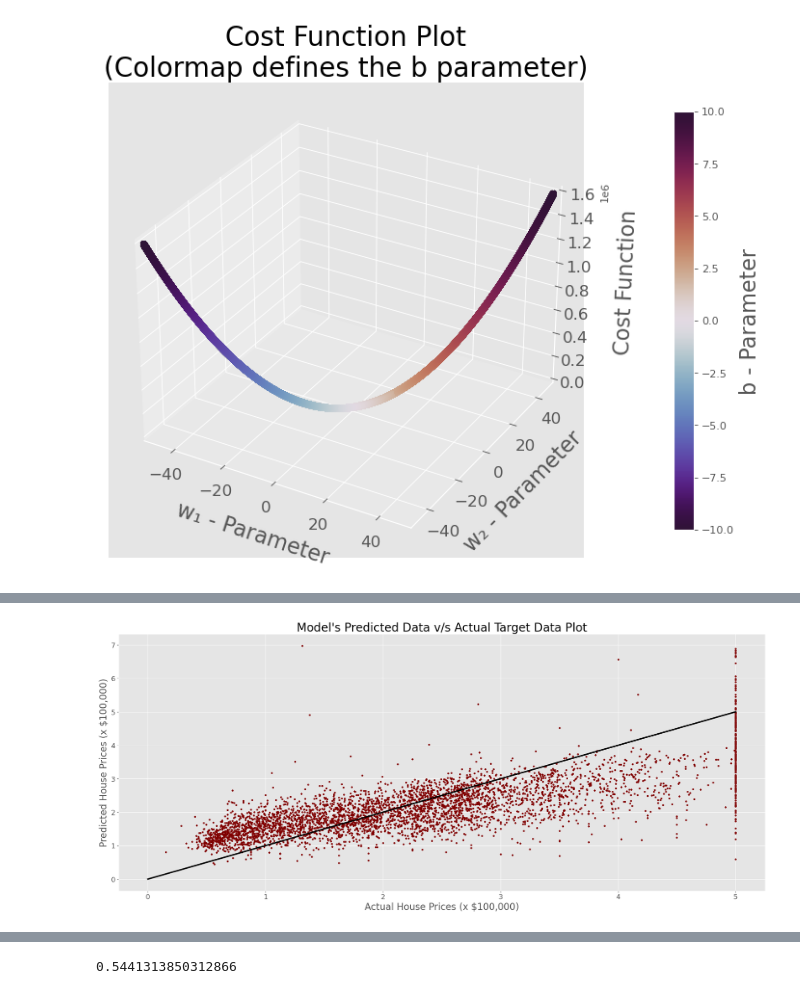
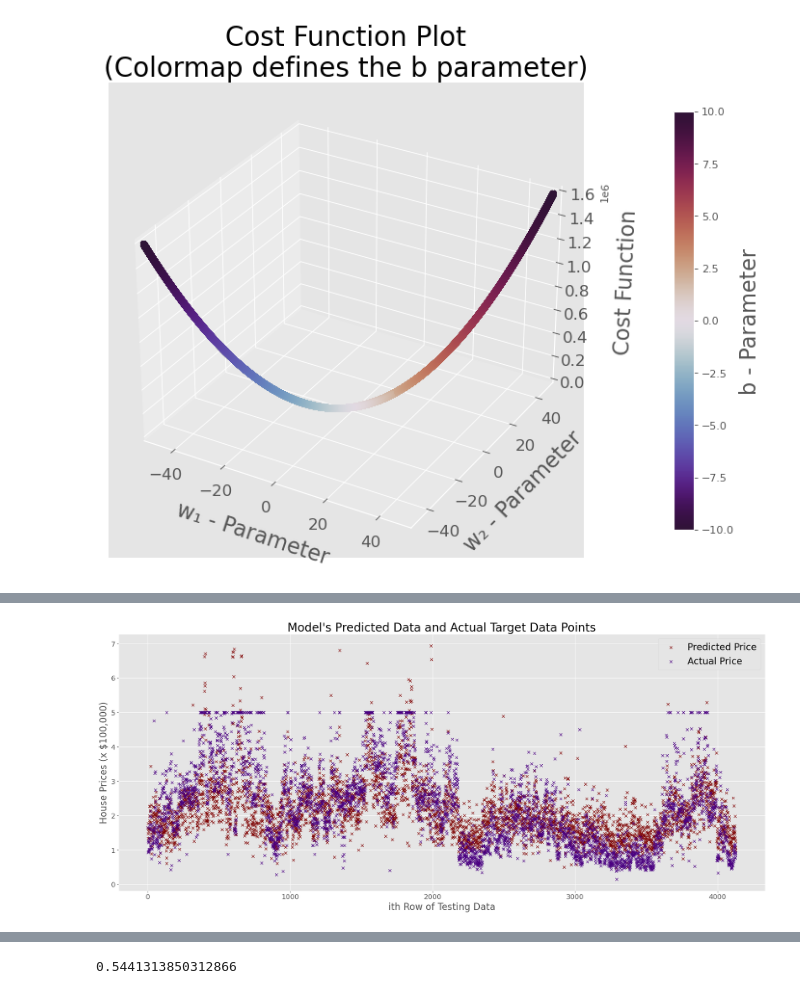
Before and after one commit to Gaurav-Kushwaha-1225/Machine-Learning, a Jupyter notebook: Supervised Models/Regression/Multiple Linear Regression.ipynb, the cells around one changed output, grey strips where cells are left out. Cells and saved outputs as stored; diff of their text form; code cells hidden in the pictures.

```diff
--- a/Supervised Models/Regression/Multiple Linear Regression.ipynb
+++ b/Supervised Models/Regression/Multiple Linear Regression.ipynb
@@ -402,22 +421,23 @@ Final values for w1 - 0.4093620675994282, w2 - 0.015998207904411792, b - 0.00737
 # %%
 # Regression Line's Y data on Training Data Input Variable X
-predictions = np.array([(w1 * i[0] + w2 * i[1] + b) for i in testing_data.values])
+predictions = np.array([(w[0] * i[0] + w[1] * i[1] + b) for i in testing_data.values])
 
 # Plotting Traing and Testing Data for Visualisation Purpose
 ## x = np.array(training_data['MedInc'])
 ## y = np.array(training_data['HouseAge'])
 plt.figure(figsize=(25, 10), dpi=80)
 targetData = np.array(testing_data['TargetHouseVal'])
 
 plt.style.use("ggplot")
-plt.scatter(targetData, predictions, alpha = 1, linestyle = 'solid', linewidth = 1, marker = '.', color = 'maroon')
-plt.plot(np.linspace(0, 5, 100), np.linspace(0, 5, 100), alpha = 1, linestyle = 'solid', linewidth = 3, color = 'black')
+plt.scatter(np.arange(1, 4129, 1), predictions, alpha = 1, linestyle = 'solid', linewidth = 1, marker = 'x', color = 'maroon')
+plt.scatter(np.arange(1, 4129, 1), targetData, alpha = 1, linestyle = 'solid', linewidth = 1, marker = 'x', color = 'indigo')
 plt.grid(True)
-plt.xlabel("Actual House Prices (x $100,000)", fontdict = {"fontsize": 20, "fontname": "Sans Serif"})
-plt.ylabel("Predicted House Prices (x $100,000)", fontdict = {"fontsize": 20, "fontname": "Sans Serif"})
+plt.xlabel("ith Row of Testing Data", fontdict = {"fontsize": 20, "fontname": "Sans Serif"})
+plt.ylabel("House Prices (x $100,000)", fontdict = {"fontsize": 20, "fontname": "Sans Serif"})
 plt.xticks(fontsize=15)
 plt.yticks(fontsize=15)
-plt.title("Model's Predicted Data v/s Actual Target Data Plot", fontdict = {"fontsize": 25, "weight": "medium", "fontname": "Sans Serif"})
+plt.title("Model's Predicted Data and Actual Target Data Points", fontdict = {"fontsize": 25, "weight": "medium", "fontname": "Sans Serif"})
+plt.legend(["Predicted Price", "Actual Price"], loc="upper right", prop={'size': 20})
 plt.show()
 # %% [output]
-[figure, old version]
+[figure, new version]
```
Also changed, not shown: parts of 5 cells of this notebook.
